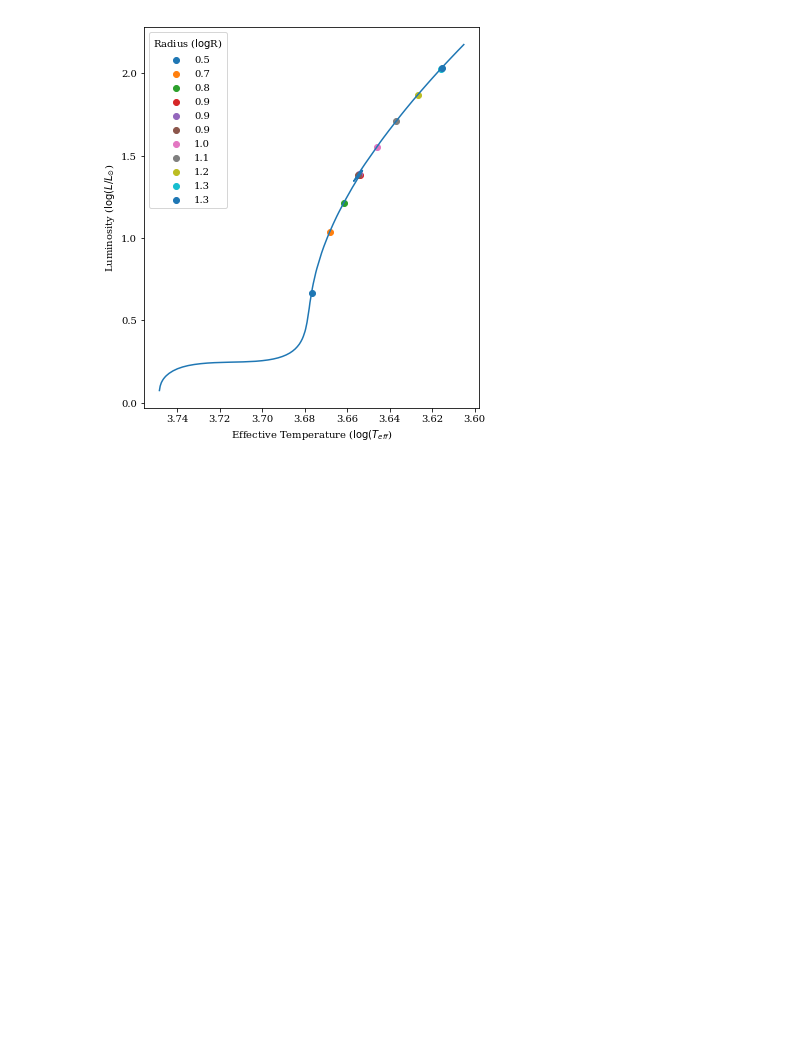
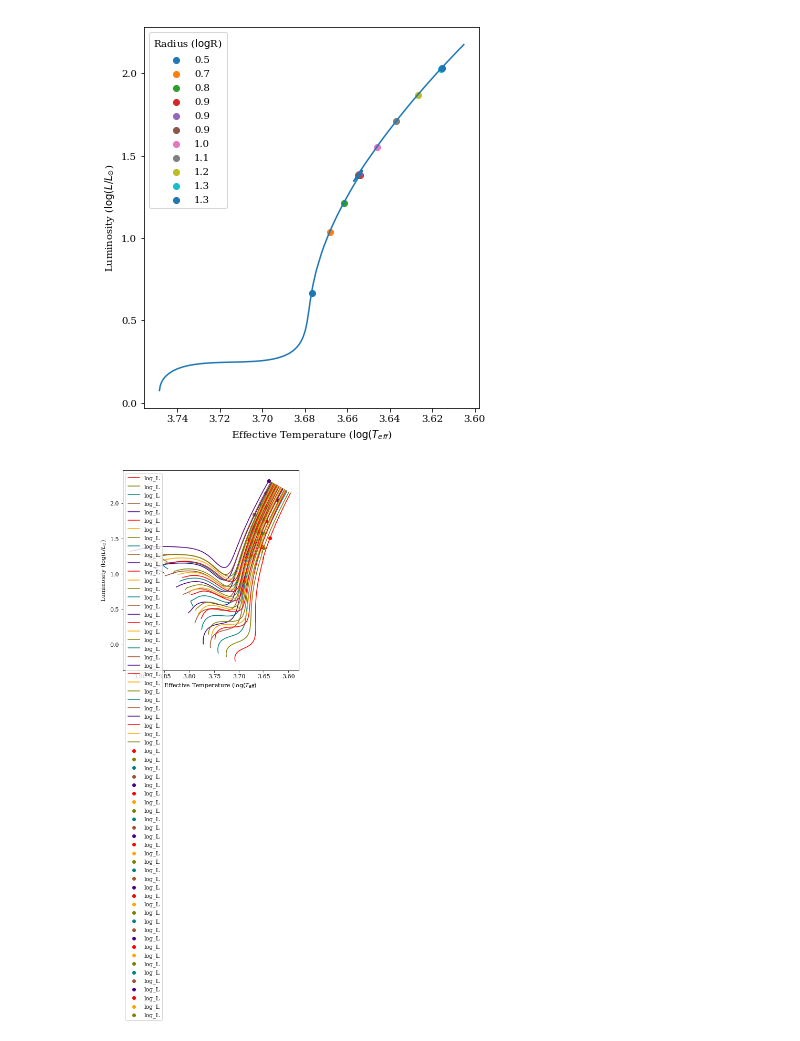
Before and after one commit to daw538/y4project, a Jupyter notebook: Dan_notebooks/mesa/mesareader.ipynb, the cells around one changed output. Cells and saved outputs as stored; diff of their text form; code cells hidden in the pictures; blank space fills up the shorter version.

Commit message:
Development of notebooks for analysis of MESA and GYRE output files.

```diff
--- a/Dan_notebooks/mesa/mesareader.ipynb
+++ b/Dan_notebooks/mesa/mesareader.ipynb
@@ -104,3 +105,45 @@ plt.legend(title=r'Radius ($\log$R)')
 plt.show()
 # %% [output]
 [figure]
+# %%
+import os
+import glob
+#folder = "~/Documents/mesa/models/"
+#files = sorted(os.listdir('/home/daniel/Documents/mesa/models/'))
+#dfs = [pd.read_csv(folder+str(i), skiprows=5, delim_whitespace=True) for i in files]
+
+folders = sorted(os.listdir('/home/daniel/Documents/mesa/LOGS/'))
+files = [glob.glob('/home/daniel/Documents/mesa/LOGS/' + i + '/*.data') for i in folders]
+profs = [glob.glob('/home/daniel/Documents/mesa/LOGS/' + i + '/*.index') for i in folders]
+import itertools
+colours = itertools.cycle(('r', 'orange', 'olive', 'teal', 'sienna', 'indigo'))#, 'black'))
+## Need to develop tool for taking Y values and masses and allocating colours/linestyles (to-do)
+
+plt.figure(1, figsize=(6,7))
+for i,j in zip(files, profs):
+    colour = next(colours)
+    df = pd.read_csv(i[0], skiprows=5, delim_whitespace=True)
+    df = df.loc[(df.he_core_mass != 0.0)]
+    dg = pd.read_csv(j[0], skiprows=1,
+                  names=['model', 'priority', 'profile'], delim_whitespace=True)
+    dg = dg.loc[(dg.priority == 1) & (dg.profile == 7)]['model']
+    pt = dg.values
+    if not pt:
+        continue
+    else:
+        plt.scatter(df.loc[(df.model_number == int(pt))]['log_Teff'],
+                df.loc[(df.model_number == int(pt))]['log_L'], c=colour)
+
+    plt.plot(df['log_Teff'], df['log_L'], c=colour)
+    #plt.scatter(df.loc[(df.model_number == 1500)]['log_Teff'],
+    #            df.loc[(df.model_number == 1500)]['log_L'], marker='x')
+    #plt.scatter(df.loc[(np.abs(df['log_R']-0.85) < 0.01)]['log_Teff'],
+    #            df.loc[(np.abs(df['log_R']-0.85) < 0.01)]['log_L'], alpha=0.5)
+plt.gca().invert_xaxis()
+plt.xlabel(r'Effective Temperature ($\log(T_{eff}$)')
+plt.ylabel(r'Luminosity ($\log(L/L_{\odot}$)')
+#plt.legend(['0.24', '0.26', '0.28', '0.32', '0.36', '0.40'], title=r'$Y_{init}$')
+plt.legend()
+plt.show()
+# %% [output]
+[figure, added]
```
Also changed, not shown: parts of 1 cell of this notebook, 2 other files.
